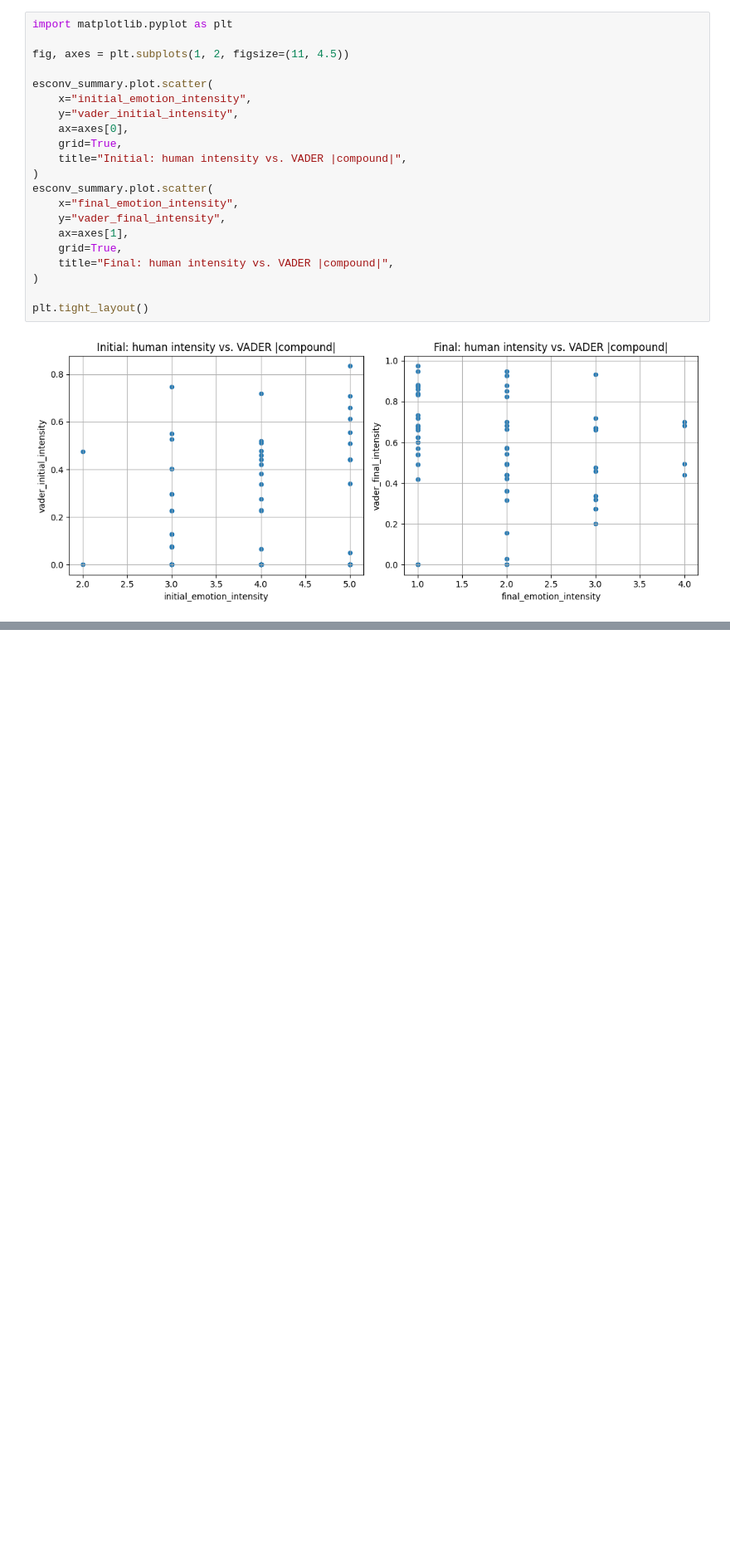
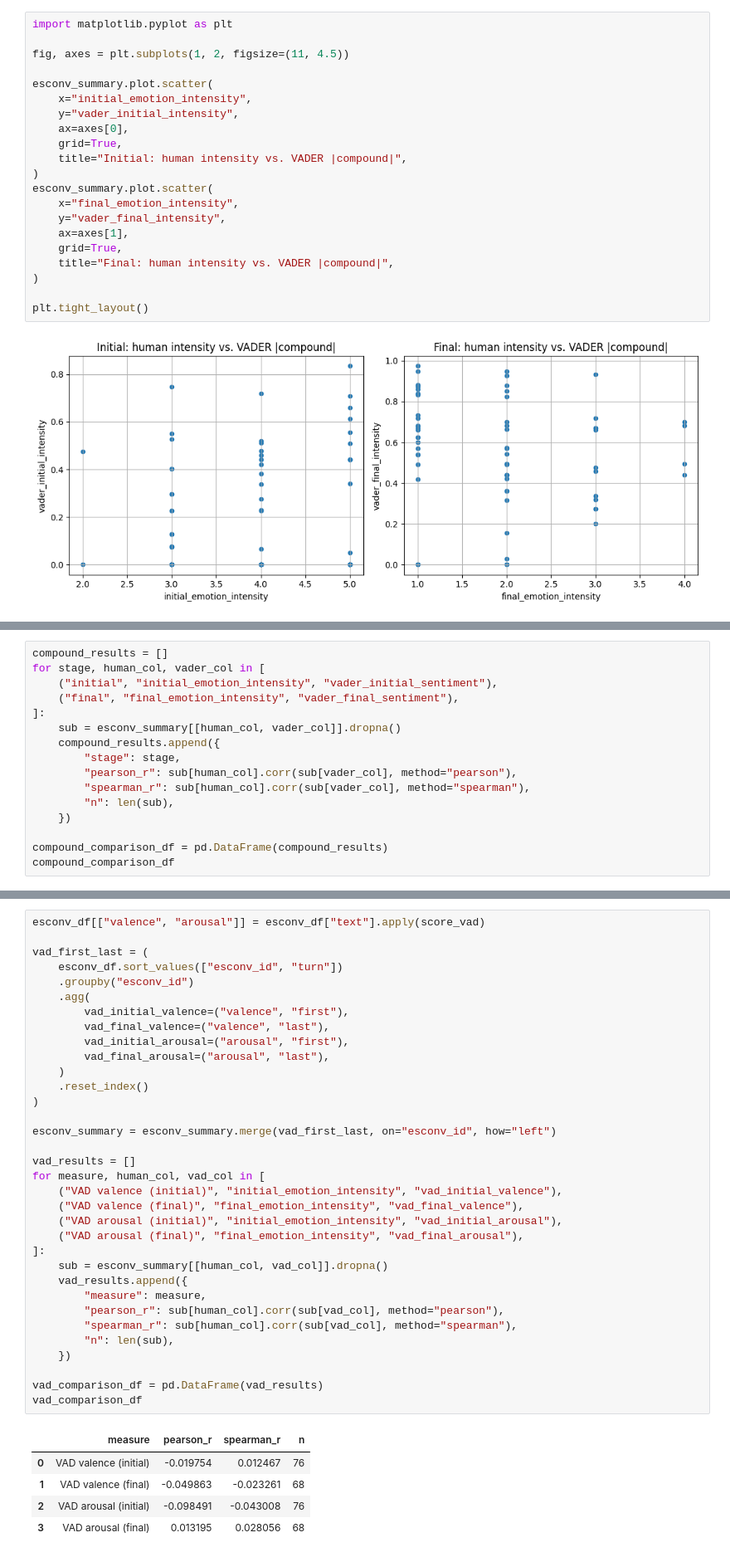
Before and after one commit to cbt-llm/cbt-llm, a Jupyter notebook: vader_validation/esconv_processing.ipynb, the cells around one changed output, grey strips where cells are left out. Shown at 83% size. Drawn from its saved outputs; the diff is of its cells as text; blank space fills up the shorter version.

```diff
--- a/vader_validation/esconv_processing.ipynb
+++ b/vader_validation/esconv_processing.ipynb
@@ -430,0 +435,16 @@ plt.tight_layout()
+# %%
+compound_results = []
+for stage, human_col, vader_col in [
+    ("initial", "initial_emotion_intensity", "vader_initial_sentiment"),
+    ("final", "final_emotion_intensity", "vader_final_sentiment"),
+]:
+    sub = esconv_summary[[human_col, vader_col]].dropna()
+    compound_results.append({
+        "stage": stage,
+        "pearson_r": sub[human_col].corr(sub[vader_col], method="pearson"),
+        "spearman_r": sub[human_col].corr(sub[vader_col], method="spearman"),
+        "n": len(sub),
+    })
+
+compound_comparison_df = pd.DataFrame(compound_results)
+compound_comparison_df
@@ -430,0 +515,40 @@ plt.tight_layout()
+# %%
+esconv_df[["valence", "arousal"]] = esconv_df["text"].apply(score_vad)
+
+vad_first_last = (
+    esconv_df.sort_values(["esconv_id", "turn"])
+    .groupby("esconv_id")
+    .agg(
+        vad_initial_valence=("valence", "first"),
+        vad_final_valence=("valence", "last"),
+        vad_initial_arousal=("arousal", "first"),
+        vad_final_arousal=("arousal", "last"),
+    )
+    .reset_index()
+)
+
+esconv_summary = esconv_summary.merge(vad_first_last, on="esconv_id", how="left")
+
+vad_results = []
+for measure, human_col, vad_col in [
+    ("VAD valence (initial)", "initial_emotion_intensity", "vad_initial_valence"),
+    ("VAD valence (final)", "final_emotion_intensity", "vad_final_valence"),
+    ("VAD arousal (initial)", "initial_emotion_intensity", "vad_initial_arousal"),
+    ("VAD arousal (final)", "final_emotion_intensity", "vad_final_arousal"),
+]:
+    sub = esconv_summary[[human_col, vad_col]].dropna()
+    vad_results.append({
+        "measure": measure,
+        "pearson_r": sub[human_col].corr(sub[vad_col], method="pearson"),
+        "spearman_r": sub[human_col].corr(sub[vad_col], method="spearman"),
+        "n": len(sub),
+    })
+
+vad_comparison_df = pd.DataFrame(vad_results)
+vad_comparison_df
+# %% [output]
+|  | measure | pearson_r | spearman_r | n |
+| 0 | VAD valence (initial) | -0.019754 | 0.012467 | 76 |
+| 1 | VAD valence (final) | -0.049863 | -0.023261 | 68 |
+| 2 | VAD arousal (initial) | -0.098491 | -0.043008 | 76 |
+| 3 | VAD arousal (final) | 0.013195 | 0.028056 | 68 |
```
Also changed, not shown: parts of 5 cells of this notebook, 1 other file.
